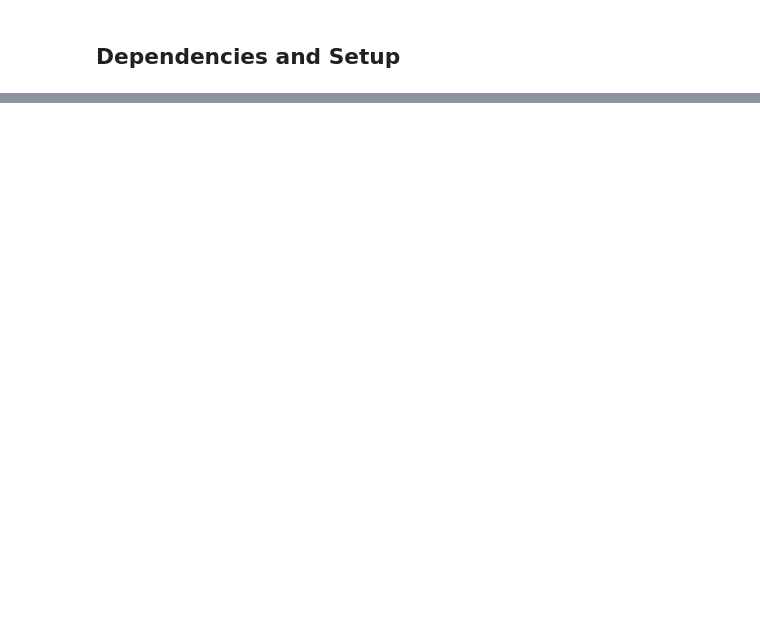
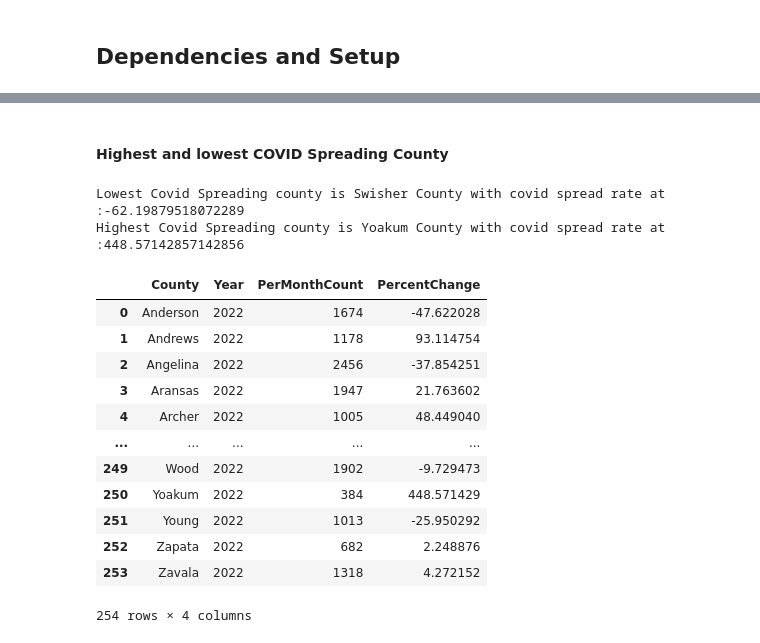
Before and after one commit to anitha0615/project_1, a Jupyter notebook: Analysis/COVID_Analysis.ipynb, the cells around one changed output, grey strips where cells are left out. Cells and saved outputs as stored; diff of their text form; code cells hidden in the pictures; blank space fills up the shorter version.

```diff
--- a/Analysis/COVID_Analysis.ipynb
+++ b/Analysis/COVID_Analysis.ipynb
@@ -31,0 +227,10 @@ import matplotlib.pyplot as plt
+# %%
+# Create a Dataframe grouping by county, month and year for time series visuvaliation
+CombinedDF_By_Months_Grouped = pd.DataFrame(CombinedDF_By_Months.groupby(['County','Month','Year'],as_index=False)['PerMonthCount'].sum())
+
+# Create a plot to display time series data of covid count for 12 months by year and county
+plot = CombinedDF_By_Months_Grouped.hvplot(x = 'Month', y='PerMonthCount', groupby=['County','Year'],
+                            width = 500, height= 500,xticks=12)
+
+plot # to display the plot in the same screen below
+# Interactive map works only browser. Open in Jyupter Notebook browser version instead of visuval studio code.
@@ -31,0 +239,32 @@ import matplotlib.pyplot as plt
+# %% [markdown]
+#### Highest and lowest COVID Spreading County
+# %%
+# Find which county has higest spearding rate when compared to prior year
+PercentChangeDF = CombinedDF_By_Months_Grouped.groupby(['County','Year'],as_index=False)['PerMonthCount'].sum()
+PercentChangeDF['PercentChange'] = (PercentChangeDF.groupby('County')['PerMonthCount'].apply(pd.Series.pct_change)*100)
+PercentChangeDF_Clean = PercentChangeDF.dropna().reset_index(drop=True)
+MinSpreadIndex = PercentChangeDF_Clean['PercentChange'].idxmin()
+MaxSpreadIndex = PercentChangeDF_Clean['PercentChange'].idxmax()
+
+# Display Highest and lowest spreading county
+print("Lowest Covid Spreading county is " + str(PercentChangeDF_Clean['County'][MinSpreadIndex]) + " County with covid spread rate at :" +  str(PercentChangeDF_Clean['PercentChange'][MinSpreadIndex]) )
+print("Highest Covid Spreading county is " + str(PercentChangeDF_Clean['County'][MaxSpreadIndex]) + " County with covid spread rate at :" +  str(PercentChangeDF_Clean['PercentChange'][MaxSpreadIndex]) )
+
+# Display Dataframe with percent change variance for each county
+PercentChangeDF_Clean
+# %% [output]
+Lowest Covid Spreading county is Swisher County with covid spread rate at :-62.19879518072289
+Highest Covid Spreading county is Yoakum County with covid spread rate at :448.57142857142856
+|  | County | Year | PerMonthCount | PercentChange |
+| 0 | Anderson | 2022 | 1674 | -47.622028 |
+| 1 | Andrews | 2022 | 1178 | 93.114754 |
+| 2 | Angelina | 2022 | 2456 | -37.854251 |
+| 3 | Aransas | 2022 | 1947 | 21.763602 |
+| 4 | Archer | 2022 | 1005 | 48.449040 |
+| ... | ... | ... | ... | ... |
+| 249 | Wood | 2022 | 1902 | -9.729473 |
+| 250 | Yoakum | 2022 | 384 | 448.571429 |
+| 251 | Young | 2022 | 1013 | -25.950292 |
+| 252 | Zapata | 2022 | 682 | 2.248876 |
+| 253 | Zavala | 2022 | 1318 | 4.272152 |
+254 rows × 4 columns
```
Also changed, not shown: parts of 24 cells of this notebook.
